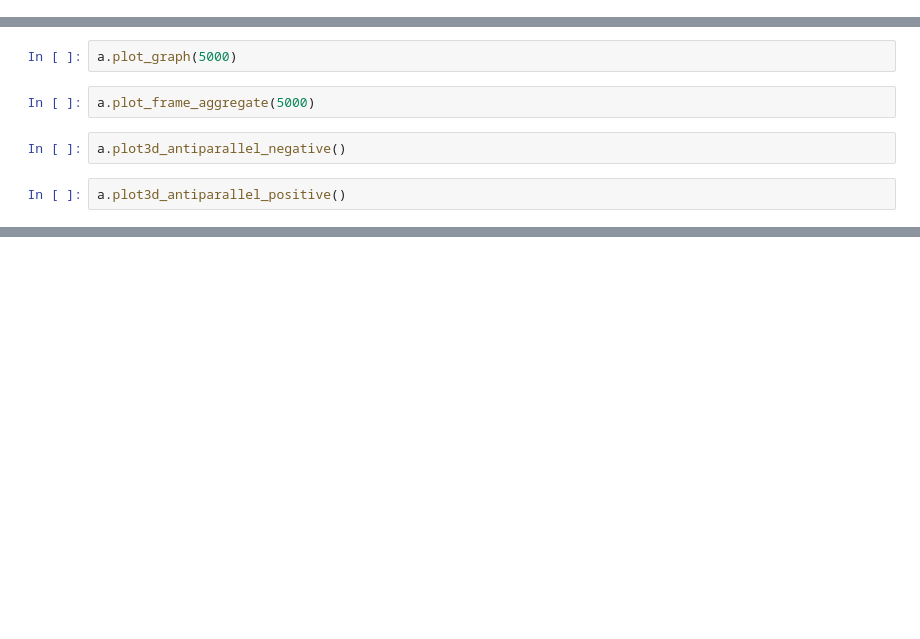
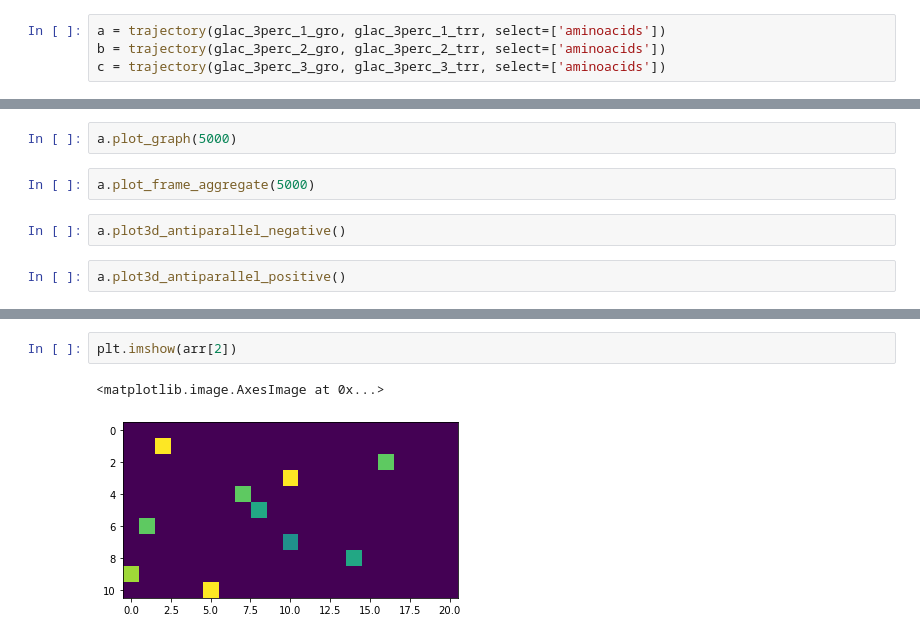
Before and after one commit to lillux/morphoscanner, a Jupyter notebook: sap_analysis.ipynb, the cells around one changed output, grey strips where cells are left out. Drawn from its saved outputs; the diff is of its cells as text; blank space fills up the shorter version.

```diff
--- a/sap_analysis.ipynb
+++ b/sap_analysis.ipynb
@@ -512,0 +513,4 @@ a = morphoscanner.trajectory.trajectory(prod_gro, (prod_xtc,prod1_xtc), select=[
+# %%
+a = trajectory(glac_3perc_1_gro, glac_3perc_1_trr, select=['aminoacids'])
+b = trajectory(glac_3perc_2_gro, glac_3perc_2_trr, select=['aminoacids'])
+c = trajectory(glac_3perc_3_gro, glac_3perc_3_trr, select=['aminoacids'])
@@ -540,0 +1484,5 @@ a.plot3d_antiparallel_positive()
+# %%
+plt.imshow(arr[2])
+# %% [output]
+<matplotlib.image.AxesImage at 0x...>
+[figure, added]
```
Also changed, not shown: parts of 21 cells of this notebook.
